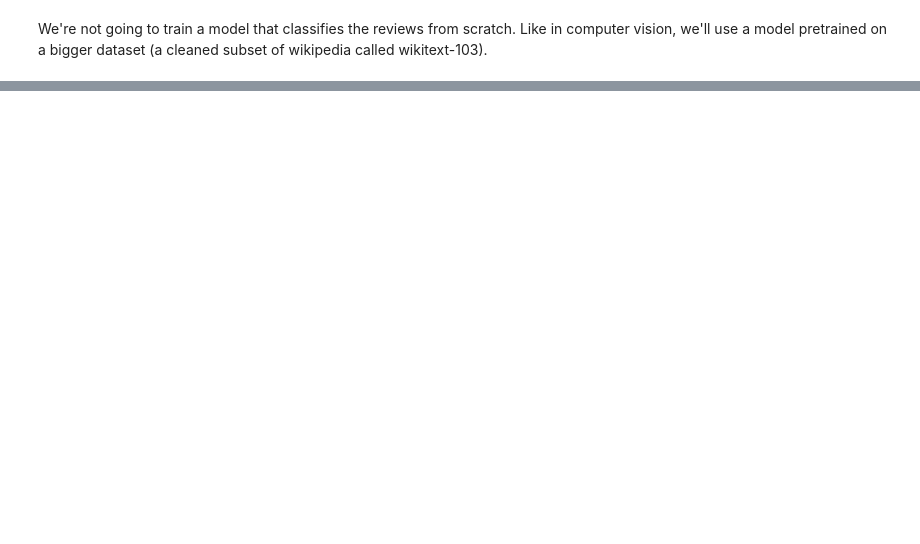
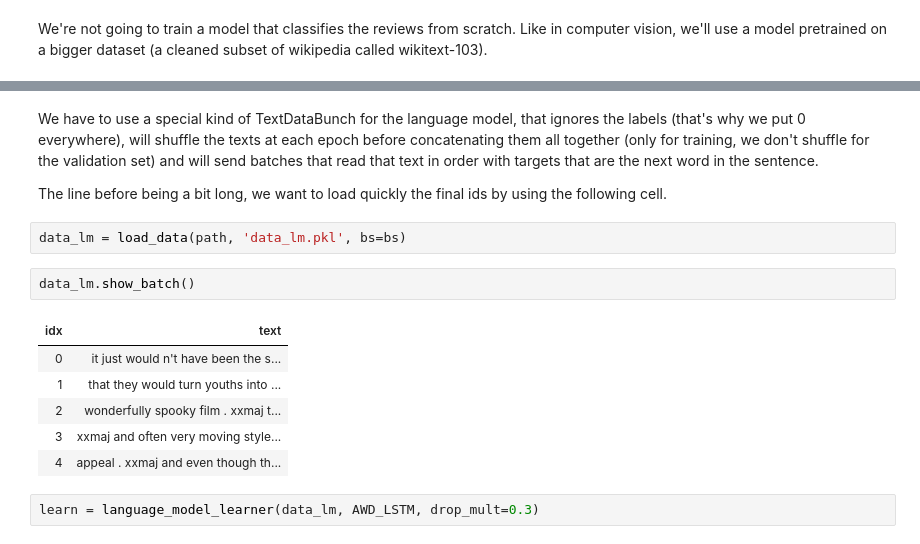
Before and after one commit to cleysonl/Fast-Ai, a Jupyter notebook: lesson3_IMDB.ipynb, the cells around one changed output, grey strips where cells are left out. Saved outputs shown, nothing was run; the diff lists cells and outputs as text; blank space fills up the shorter version.

```diff
--- a/lesson3_IMDB.ipynb
+++ b/lesson3_IMDB.ipynb
@@ -102,0 +112,17 @@ data_lm = (TextList.from_folder(path))
+# %% [markdown]
+We have to use a special kind of TextDataBunch for the language model, that ignores the labels (that's why we put 0 everywhere), will shuffle the texts at each epoch before concatenating them all together (only for training, we don't shuffle for the validation set) and will send batches that read that text in order with targets that are the next word in the sentence.
+
+The line before being a bit long, we want to load quickly the final ids by using the following cell.
+# %%
+data_lm = load_data(path, 'data_lm.pkl', bs=bs)
+# %%
+data_lm.show_batch()
+# %% [output]
+| idx | text |
+| 0 | it just would n't have been the s... |
+| 1 | that they would turn youths into ... |
+| 2 | wonderfully spooky film . xxmaj t... |
+| 3 | xxmaj and often very moving style... |
+| 4 | appeal . xxmaj and even though th... |
+# %%
+learn = language_model_learner(data_lm, AWD_LSTM, drop_mult=0.3)
```
Also changed, not shown: parts of 22 cells of this notebook.
